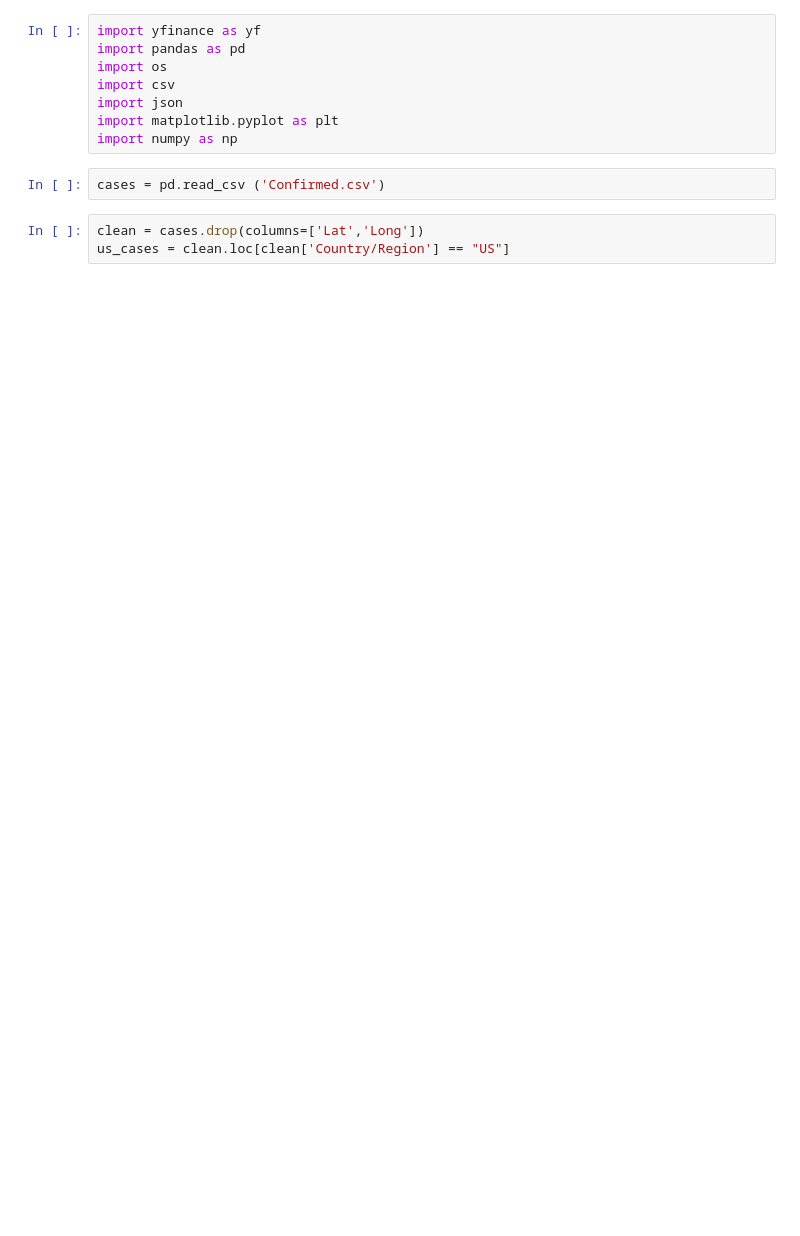
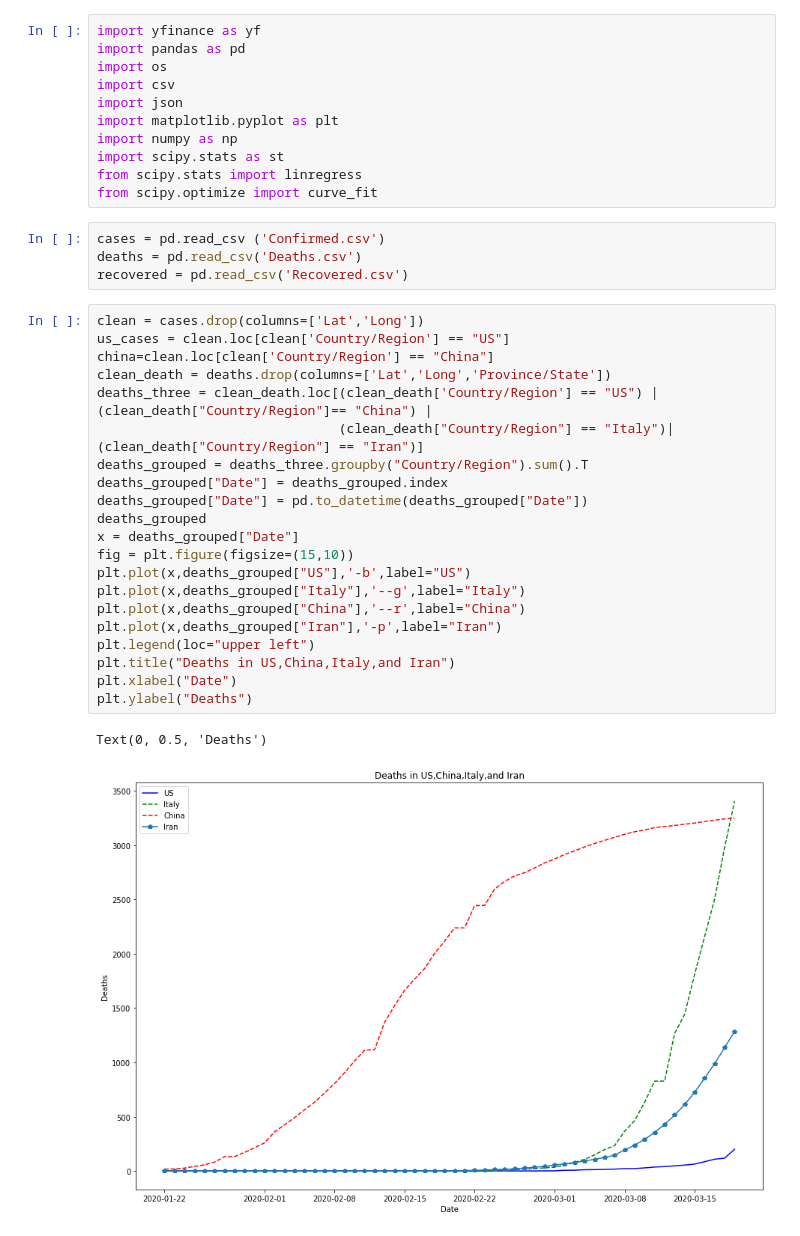
Before and after one commit to saelbakr/COVID-Stocks, a Jupyter notebook: AvgStocks.ipynb, the cells around one changed output. Drawn from its saved outputs; the diff is of its cells as text; blank space fills up the shorter version.

```diff
--- a/AvgStocks.ipynb
+++ b/AvgStocks.ipynb
@@ -6,8 +6,34 @@ import csv
 import json
 import matplotlib.pyplot as plt
 import numpy as np
+import scipy.stats as st
+from scipy.stats import linregress
+from scipy.optimize import curve_fit
 # %%
 cases = pd.read_csv ('Confirmed.csv')
+deaths = pd.read_csv('Deaths.csv')
+recovered = pd.read_csv('Recovered.csv')
-# %%
-clean = cases.drop(columns=['Lat','Long'])
-us_cases = clean.loc[clean['Country/Region'] == "US"]
+# %%
+clean = cases.drop(columns=['Lat','Long'])
+us_cases = clean.loc[clean['Country/Region'] == "US"]
+china=clean.loc[clean['Country/Region'] == "China"]
+clean_death = deaths.drop(columns=['Lat','Long','Province/State'])
+deaths_three = clean_death.loc[(clean_death['Country/Region'] == "US") | (clean_death["Country/Region"]== "China") |
+                               (clean_death["Country/Region"] == "Italy")|(clean_death["Country/Region"] == "Iran")]
+deaths_grouped = deaths_three.groupby("Country/Region").sum().T
+deaths_grouped["Date"] = deaths_grouped.index
+deaths_grouped["Date"] = pd.to_datetime(deaths_grouped["Date"])
+deaths_grouped
+x = deaths_grouped["Date"]
+fig = plt.figure(figsize=(15,10))
+plt.plot(x,deaths_grouped["US"],'-b',label="US")
+plt.plot(x,deaths_grouped["Italy"],'--g',label="Italy")
+plt.plot(x,deaths_grouped["China"],'--r',label="China")
+plt.plot(x,deaths_grouped["Iran"],'-p',label="Iran")
+plt.legend(loc="upper left")
+plt.title("Deaths in US,China,Italy,and Iran")
+plt.xlabel("Date")
+plt.ylabel("Deaths")
+# %% [output]
+Text(0, 0.5, 'Deaths')
+[figure, added]
```
Also changed, not shown: parts of 18 cells of this notebook, 3 other files.
